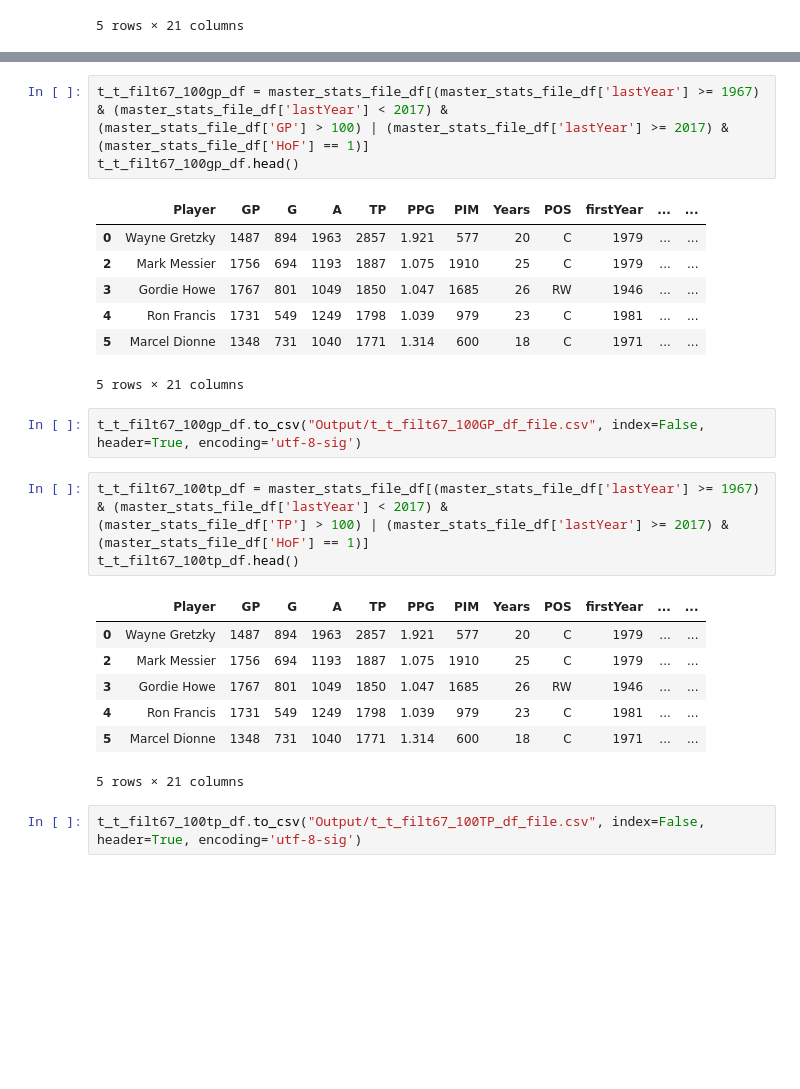
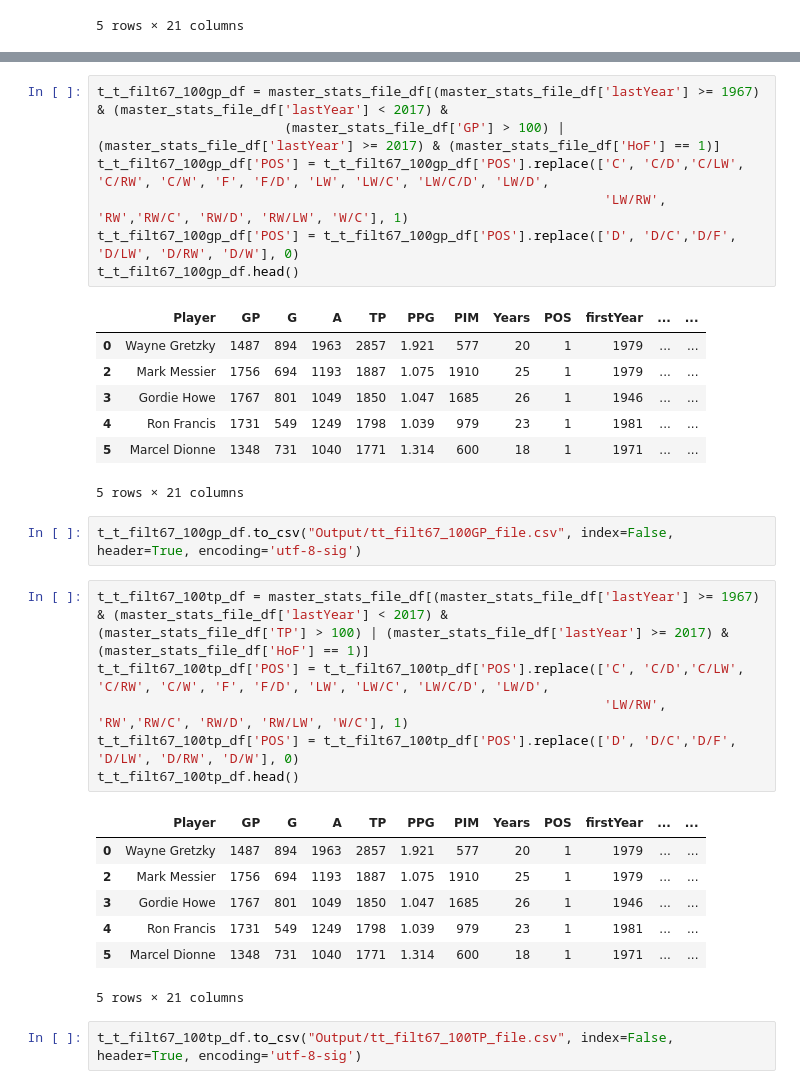
Before and after one commit to potterc22/Final-Project-ML, a Jupyter notebook: Jeff/master_stats_file.ipynb, the cells around one changed output, grey strips where cells are left out. Cells and saved outputs as stored; diff of their text form; blank space fills up the shorter version.

```diff
--- a/Jeff/master_stats_file.ipynb
+++ b/Jeff/master_stats_file.ipynb
@@ -273,31 +276,37 @@ test_train_filt67_mingame_df.describe()
 | 50% | 684.000000 | 100.000000 | 182.000000 | 285.000000 | 0.481000 | 469.000000 | 12.000000 | 1983.000000 | 1997.000000 | 0.000000 | ... |
 | 75% | 906.500000 | 194.000000 | 308.500000 | 498.000000 | 0.641500 | 830.000000 | 15.000000 | 1993.000000 | 2007.000000 | 0.000000 | ... |
 | max | 1767.000000 | 894.000000 | 1963.000000 | 2857.000000 | 1.921000 | 3966.000000 | 26.000000 | 2010.000000 | 2016.000000 | 10.000000 | ... |
-# %%
-t_t_filt67_100gp_df = master_stats_file_df[(master_stats_file_df['lastYear'] >= 1967) & (master_stats_file_df['lastYear'] < 2017) &
-(master_stats_file_df['GP'] > 100) | (master_stats_file_df['lastYear'] >= 2017) & (master_stats_file_df['HoF'] == 1)]
-t_t_filt67_100gp_df.head()
-# %% [output]
-|  | Player | GP | G | A | TP | PPG | PIM | Years | POS | firstYear | ... | ... |
-| 0 | Wayne Gretzky | 1487 | 894 | 1963 | 2857 | 1.921 | 577 | 20 | C | 1979 | ... | ... |
-| 2 | Mark Messier | 1756 | 694 | 1193 | 1887 | 1.075 | 1910 | 25 | C | 1979 | ... | ... |
-| 3 | Gordie Howe | 1767 | 801 | 1049 | 1850 | 1.047 | 1685 | 26 | RW | 1946 | ... | ... |
-| 4 | Ron Francis | 1731 | 549 | 1249 | 1798 | 1.039 | 979 | 23 | C | 1981 | ... | ... |
-| 5 | Marcel Dionne | 1348 | 731 | 1040 | 1771 | 1.314 | 600 | 18 | C | 1971 | ... | ... |
-5 rows × 21 columns
+# %%
+t_t_filt67_100gp_df = master_stats_file_df[(master_stats_file_df['lastYear'] >= 1967) & (master_stats_file_df['lastYear'] < 2017) &
+                        (master_stats_file_df['GP'] > 100) | (master_stats_file_df['lastYear'] >= 2017) & (master_stats_file_df['HoF'] == 1)]
+t_t_filt67_100gp_df['POS'] = t_t_filt67_100gp_df['POS'].replace(['C', 'C/D','C/LW', 'C/RW', 'C/W', 'F', 'F/D', 'LW', 'LW/C', 'LW/C/D', 'LW/D',
+                                                                 'LW/RW', 'RW','RW/C', 'RW/D', 'RW/LW', 'W/C'], 1)
+t_t_filt67_100gp_df['POS'] = t_t_filt67_100gp_df['POS'].replace(['D', 'D/C','D/F', 'D/LW', 'D/RW', 'D/W'], 0)
+t_t_filt67_100gp_df.head()
+# %% [output]
+|  | Player | GP | G | A | TP | PPG | PIM | Years | POS | firstYear | ... | ... |
+| 0 | Wayne Gretzky | 1487 | 894 | 1963 | 2857 | 1.921 | 577 | 20 | 1 | 1979 | ... | ... |
+| 2 | Mark Messier | 1756 | 694 | 1193 | 1887 | 1.075 | 1910 | 25 | 1 | 1979 | ... | ... |
+| 3 | Gordie Howe | 1767 | 801 | 1049 | 1850 | 1.047 | 1685 | 26 | 1 | 1946 | ... | ... |
+| 4 | Ron Francis | 1731 | 549 | 1249 | 1798 | 1.039 | 979 | 23 | 1 | 1981 | ... | ... |
+| 5 | Marcel Dionne | 1348 | 731 | 1040 | 1771 | 1.314 | 600 | 18 | 1 | 1971 | ... | ... |
+5 rows × 21 columns
 # %%
-t_t_filt67_100gp_df.to_csv("Output/t_t_filt67_100GP_df_file.csv", index=False, header=True, encoding='utf-8-sig')
+t_t_filt67_100gp_df.to_csv("Output/tt_filt67_100GP_file.csv", index=False, header=True, encoding='utf-8-sig')
-# %%
-t_t_filt67_100tp_df = master_stats_file_df[(master_stats_file_df['lastYear'] >= 1967) & (master_stats_file_df['lastYear'] < 2017) &
-(master_stats_file_df['TP'] > 100) | (master_stats_file_df['lastYear'] >= 2017) & (master_stats_file_df['HoF'] == 1)]
-t_t_filt67_100tp_df.head()
-# %% [output]
-|  | Player | GP | G | A | TP | PPG | PIM | Years | POS | firstYear | ... | ... |
-| 0 | Wayne Gretzky | 1487 | 894 | 1963 | 2857 | 1.921 | 577 | 20 | C | 1979 | ... | ... |
-| 2 | Mark Messier | 1756 | 694 | 1193 | 1887 | 1.075 | 1910 | 25 | C | 1979 | ... | ... |
-| 3 | Gordie Howe | 1767 | 801 | 1049 | 1850 | 1.047 | 1685 | 26 | RW | 1946 | ... | ... |
-| 4 | Ron Francis | 1731 | 549 | 1249 | 1798 | 1.039 | 979 | 23 | C | 1981 | ... | ... |
-| 5 | Marcel Dionne | 1348 | 731 | 1040 | 1771 | 1.314 | 600 | 18 | C | 1971 | ... | ... |
-5 rows × 21 columns
+# %%
+t_t_filt67_100tp_df = master_stats_file_df[(master_stats_file_df['lastYear'] >= 1967) & (master_stats_file_df['lastYear'] < 2017) &
+(master_stats_file_df['TP'] > 100) | (master_stats_file_df['lastYear'] >= 2017) & (master_stats_file_df['HoF'] == 1)]
+t_t_filt67_100tp_df['POS'] = t_t_filt67_100tp_df['POS'].replace(['C', 'C/D','C/LW', 'C/RW', 'C/W', 'F', 'F/D', 'LW', 'LW/C', 'LW/C/D', 'LW/D',
+                                                                 'LW/RW', 'RW','RW/C', 'RW/D', 'RW/LW', 'W/C'], 1)
+t_t_filt67_100tp_df['POS'] = t_t_filt67_100tp_df['POS'].replace(['D', 'D/C','D/F', 'D/LW', 'D/RW', 'D/W'], 0)
+t_t_filt67_100tp_df.head()
+# %% [output]
+|  | Player | GP | G | A | TP | PPG | PIM | Years | POS | firstYear | ... | ... |
+| 0 | Wayne Gretzky | 1487 | 894 | 1963 | 2857 | 1.921 | 577 | 20 | 1 | 1979 | ... | ... |
+| 2 | Mark Messier | 1756 | 694 | 1193 | 1887 | 1.075 | 1910 | 25 | 1 | 1979 | ... | ... |
+| 3 | Gordie Howe | 1767 | 801 | 1049 | 1850 | 1.047 | 1685 | 26 | 1 | 1946 | ... | ... |
+| 4 | Ron Francis | 1731 | 549 | 1249 | 1798 | 1.039 | 979 | 23 | 1 | 1981 | ... | ... |
+| 5 | Marcel Dionne | 1348 | 731 | 1040 | 1771 | 1.314 | 600 | 18 | 1 | 1971 | ... | ... |
+5 rows × 21 columns
 # %%
-t_t_filt67_100tp_df.to_csv("Output/t_t_filt67_100TP_df_file.csv", index=False, header=True, encoding='utf-8-sig')
+t_t_filt67_100tp_df.to_csv("Output/tt_filt67_100TP_file.csv", index=False, header=True, encoding='utf-8-sig')
```
Also changed, not shown: parts of 1 cell of this notebook, 3 other files.
